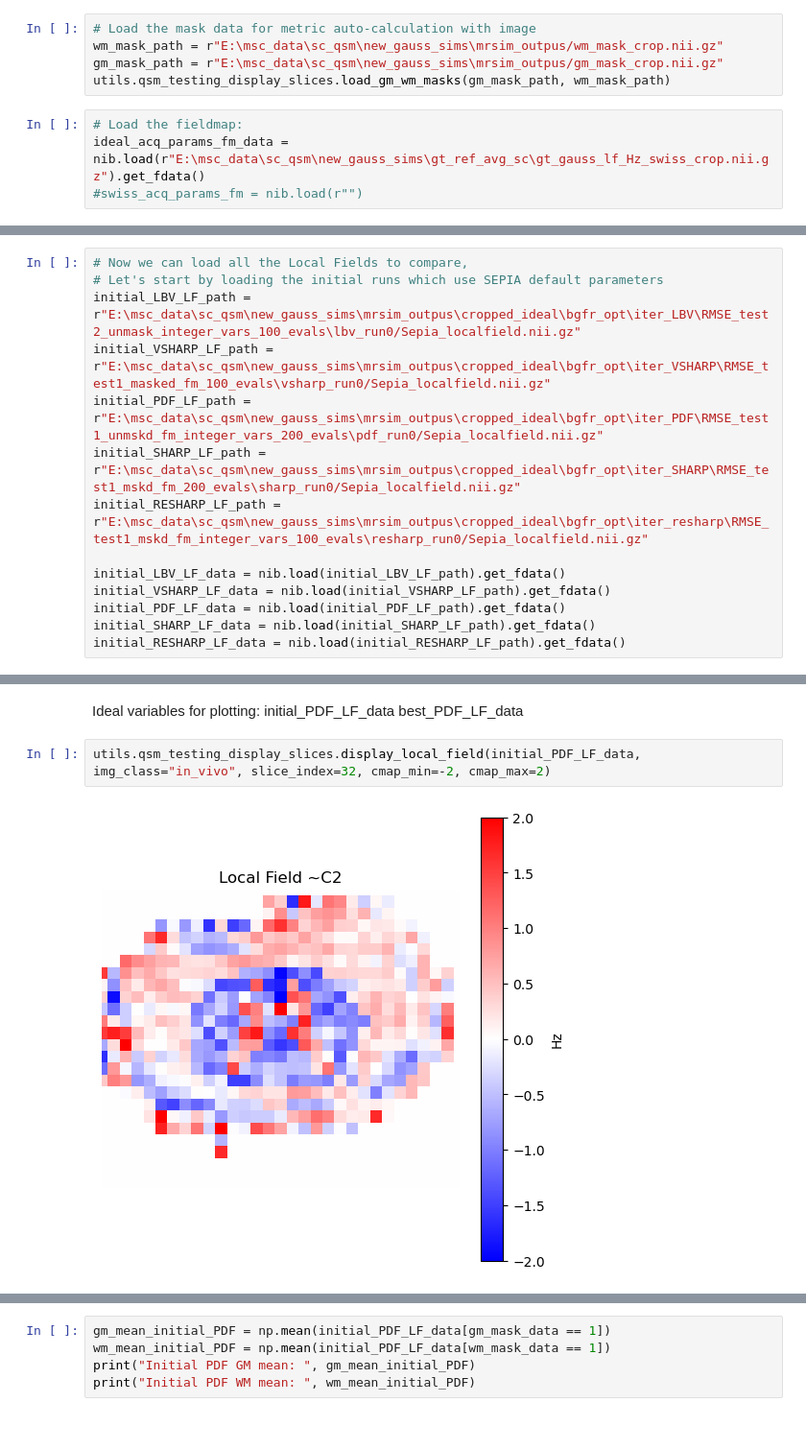
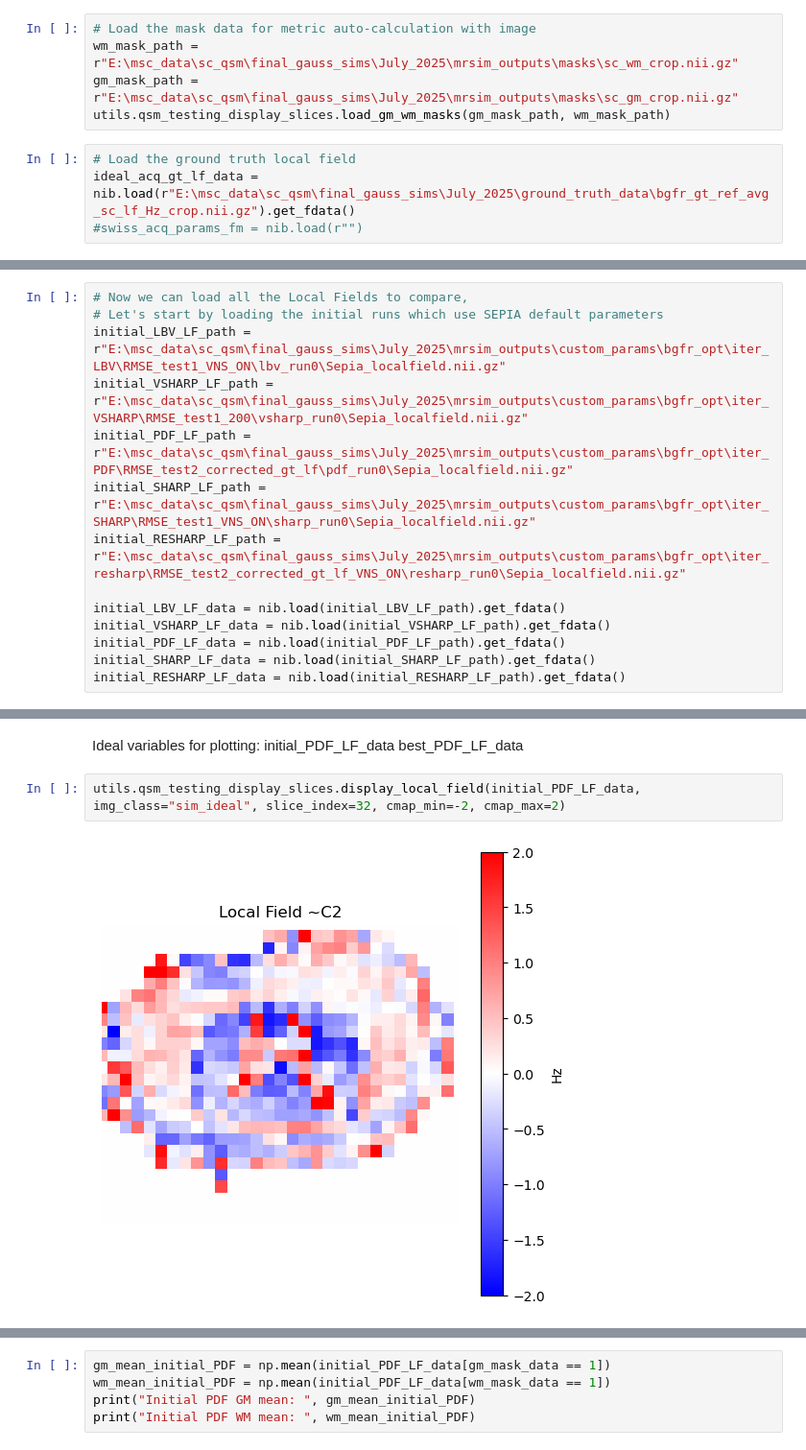
Before and after one commit to sriosq/Image-processing-strategies, a Jupyter notebook: qsm_testing/bgfr_testing.ipynb, the cells around one changed output, grey strips where cells are left out. Shown: that part at 96% size. Drawn from its saved outputs; the diff is of its cells as text.

```diff
--- a/qsm_testing/bgfr_testing.ipynb
+++ b/qsm_testing/bgfr_testing.ipynb
@@ -28,11 +28,11 @@ importlib.reload(utils.qsm_testing_display_slices)
 This use Fieldmaps calcualted with ROMEO
 # %%
 # Load the mask data for metric auto-calculation with image
-wm_mask_path = r"E:\msc_data\sc_qsm\new_gauss_sims\mrsim_outpus/wm_mask_crop.nii.gz"
-gm_mask_path = r"E:\msc_data\sc_qsm\new_gauss_sims\mrsim_outpus/gm_mask_crop.nii.gz"
+wm_mask_path = r"E:\msc_data\sc_qsm\final_gauss_sims\July_2025\mrsim_outputs\masks\sc_wm_crop.nii.gz"
+gm_mask_path = r"E:\msc_data\sc_qsm\final_gauss_sims\July_2025\mrsim_outputs\masks\sc_gm_crop.nii.gz"
 utils.qsm_testing_display_slices.load_gm_wm_masks(gm_mask_path, wm_mask_path)
 # %%
-# Load the fieldmap:
-ideal_acq_params_fm_data = nib.load(r"E:\msc_data\sc_qsm\new_gauss_sims\gt_ref_avg_sc\gt_gauss_lf_Hz_swiss_crop.nii.gz").get_fdata()
+# Load the ground truth local field
+ideal_acq_gt_lf_data = nib.load(r"E:\msc_data\sc_qsm\final_gauss_sims\July_2025\ground_truth_data\bgfr_gt_ref_avg_sc_lf_Hz_crop.nii.gz").get_fdata()
 #swiss_acq_params_fm = nib.load(r"")
 # %%
@@ -60,11 +63,11 @@ best_RESHARP_obj_value = 0.673 </br>
 # %%
 # Now we can load all the Local Fields to compare,
 # Let's start by loading the initial runs which use SEPIA default parameters
-initial_LBV_LF_path = r"E:\msc_data\sc_qsm\new_gauss_sims\mrsim_outpus\cropped_ideal\bgfr_opt\iter_LBV\RMSE_test2_unmask_integer_vars_100_evals\lbv_run0/Sepia_localfield.nii.gz"
-initial_VSHARP_LF_path = r"E:\msc_data\sc_qsm\new_gauss_sims\mrsim_outpus\cropped_ideal\bgfr_opt\iter_VSHARP\RMSE_test1_masked_fm_100_evals\vsharp_run0/Sepia_localfield.nii.gz"
-initial_PDF_LF_path = r"E:\msc_data\sc_qsm\new_gauss_sims\mrsim_outpus\cropped_ideal\bgfr_opt\iter_PDF\RMSE_test1_unmskd_fm_integer_vars_200_evals\pdf_run0/Sepia_localfield.nii.gz"
-initial_SHARP_LF_path = r"E:\msc_data\sc_qsm\new_gauss_sims\mrsim_outpus\cropped_ideal\bgfr_opt\iter_SHARP\RMSE_test1_mskd_fm_200_evals\sharp_run0/Sepia_localfield.nii.gz"
-initial_RESHARP_LF_path = r"E:\msc_data\sc_qsm\new_gauss_sims\mrsim_outpus\cropped_ideal\bgfr_opt\iter_resharp\RMSE_test1_mskd_fm_integer_vars_100_evals\resharp_run0/Sepia_localfield.nii.gz"
+initial_LBV_LF_path = r"E:\msc_data\sc_qsm\final_gauss_sims\July_2025\mrsim_outputs\custom_params\bgfr_opt\iter_LBV\RMSE_test1_VNS_ON\lbv_run0\Sepia_localfield.nii.gz"
+initial_VSHARP_LF_path = r"E:\msc_data\sc_qsm\final_gauss_sims\July_2025\mrsim_outputs\custom_params\bgfr_opt\iter_VSHARP\RMSE_test1_200\vsharp_run0\Sepia_localfield.nii.gz"
+initial_PDF_LF_path = r"E:\msc_data\sc_qsm\final_gauss_sims\July_2025\mrsim_outputs\custom_params\bgfr_opt\iter_PDF\RMSE_test2_corrected_gt_lf\pdf_run0\Sepia_localfield.nii.gz"
+initial_SHARP_LF_path = r"E:\msc_data\sc_qsm\final_gauss_sims\July_2025\mrsim_outputs\custom_params\bgfr_opt\iter_SHARP\RMSE_test1_VNS_ON\sharp_run0\Sepia_localfield.nii.gz"
+initial_RESHARP_LF_path = r"E:\msc_data\sc_qsm\final_gauss_sims\July_2025\mrsim_outputs\custom_params\bgfr_opt\iter_resharp\RMSE_test2_corrected_gt_lf_VNS_ON\resharp_run0\Sepia_localfield.nii.gz"
 
 initial_LBV_LF_data = nib.load(initial_LBV_LF_path).get_fdata()
 initial_VSHARP_LF_data = nib.load(initial_VSHARP_LF_path).get_fdata()
@@ -131,6 +144,6 @@ Ideal variables for plotting: </br>
 initial_PDF_LF_data </br>
 best_PDF_LF_data
 # %%
-utils.qsm_testing_display_slices.display_local_field(initial_PDF_LF_data, img_class="in_vivo", slice_index=32, cmap_min=-2, cmap_max=2)
+utils.qsm_testing_display_slices.display_local_field(initial_PDF_LF_data, img_class="sim_ideal", slice_index=32, cmap_min=-2, cmap_max=2)
 # %% [output]
-[figure, old version]
+[figure, new version]
```
Also changed, not shown: parts of 15 cells of this notebook, 4 other files.
